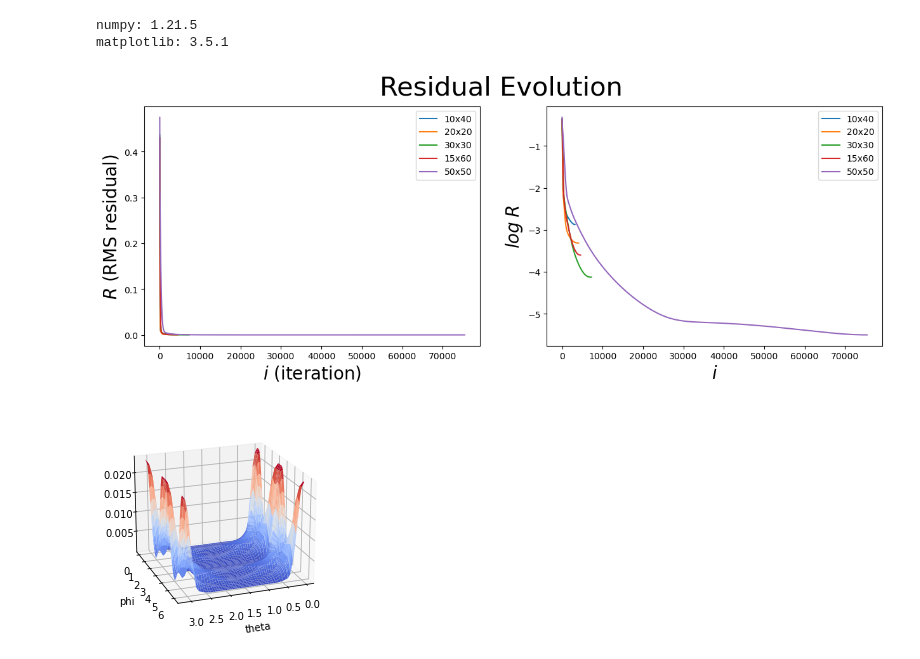
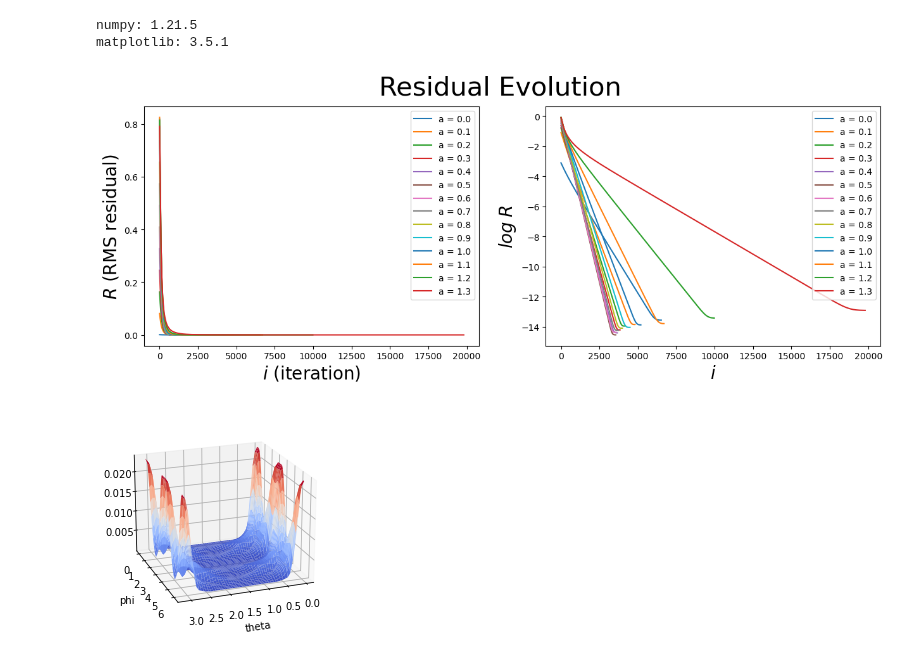
Before and after one commit to iago-mendes/eucled, a Jupyter notebook: src/exercises/08-embedding/assets/plots.ipynb, the cells around one changed output. Drawn from its saved outputs; the diff is of its cells as text; code cells hidden in the pictures.

```diff
--- a/src/exercises/08-embedding/assets/plots.ipynb
+++ b/src/exercises/08-embedding/assets/plots.ipynb
@@ -19,24 +19,28 @@ matplotlib: 3.5.1
 fig, (ax1, ax2) = plt.subplots(1,2)
 
 entries = [
-	[np.genfromtxt('residuals_10.csv', delimiter=','), '10x40'],
-	[np.genfromtxt('residuals_20.csv', delimiter=','), '20x20'],
-	[np.genfromtxt('residuals_30.csv', delimiter=','), '30x30'],
-	[np.genfromtxt('residuals_15.csv', delimiter=','), '15x60'],
+	# [np.genfromtxt('residuals_10.csv', delimiter=','), '10x40'],
+	# [np.genfromtxt('residuals_20.csv', delimiter=','), '20x20'],
+	# [np.genfromtxt('residuals_30.csv', delimiter=','), '30x30'],
+	# [np.genfromtxt('residuals_15.csv', delimiter=','), '15x60'],
 	# [np.genfromtxt('residuals_25.csv', delimiter=','), '25x100'],
-	[np.genfromtxt('residuals_50.csv', delimiter=','), '50x50'],
+	# [np.genfromtxt('residuals_50.csv', delimiter=','), '50x50'],
 	# [np.genfromtxt('residuals_90.csv', delimiter=','), '90x90'],
-	# [np.genfromtxt('residuals_0.0.csv', delimiter=','), 'chi = 0.0'],
-	# [np.genfromtxt('residuals_0.1.csv', delimiter=','), 'chi = 0.1'],
-	# [np.genfromtxt('residuals_0.2.csv', delimiter=','), 'chi = 0.2'],
-	# [np.genfromtxt('residuals_0.3.csv', delimiter=','), 'chi = 0.3'],
-	# [np.genfromtxt('residuals_0.4.csv', delimiter=','), 'chi = 0.4'],
-	# [np.genfromtxt('residuals_0.5.csv', delimiter=','), 'chi = 0.5'],
-	# [np.genfromtxt('residuals_0.6.csv', delimiter=','), 'chi = 0.6'],
-	# [np.genfromtxt('residuals_0.7.csv', delimiter=','), 'chi = 0.7'],
-	# [np.genfromtxt('residuals_0.8.csv', delimiter=','), 'chi = 0.8'],
-	# [np.genfromtxt('residuals_0.9.csv', delimiter=','), 'chi = 0.9'],
-	# [np.genfromtxt('residuals_1.0.csv', delimiter=','), 'chi = 1.0'],
+	[np.genfromtxt('residuals_0.0.csv', delimiter=','), 'a = 0.0'],
+	[np.genfromtxt('residuals_0.1.csv', delimiter=','), 'a = 0.1'],
+	[np.genfromtxt('residuals_0.2.csv', delimiter=','), 'a = 0.2'],
+	[np.genfromtxt('residuals_0.3.csv', delimiter=','), 'a = 0.3'],
+	[np.genfromtxt('residuals_0.4.csv', delimiter=','), 'a = 0.4'],
+	[np.genfromtxt('residuals_0.5.csv', delimiter=','), 'a = 0.5'],
+	[np.genfromtxt('residuals_0.6.csv', delimiter=','), 'a = 0.6'],
+	[np.genfromtxt('residuals_0.7.csv', delimiter=','), 'a = 0.7'],
+	[np.genfromtxt('residuals_0.8.csv', delimiter=','), 'a = 0.8'],
+	[np.genfromtxt('residuals_0.9.csv', delimiter=','), 'a = 0.9'],
+	[np.genfromtxt('residuals_1.0.csv', delimiter=','), 'a = 1.0'],
+	[np.genfromtxt('residuals_1.1.csv', delimiter=','), 'a = 1.1'],
+	[np.genfromtxt('residuals_1.2.csv', delimiter=','), 'a = 1.2'],
+	[np.genfromtxt('residuals_1.3.csv', delimiter=','), 'a = 1.3'],
+	# [np.genfromtxt('residuals_1.4.csv', delimiter=','), 'a = 1.4'],
 ]
 
 
@@ -49,34 +53,34 @@ for entry in entries:
 	label = entry[1]
 
 	# for i in i_values:
 	# 	log_i_values.append(np.log(i) / np.log(10))
 
 	for residual in residuals:
 		log_residuals.append(np.log(residual) / np.log(10))
 
 	ax1.plot(i_values, residuals, label = label)
 	ax1.set(xlabel='$i$ (iteration)', ylabel='$R$ (RMS residual)')
 
 
 	ax2.plot(i_values, log_residuals, label = label)
 	ax2.set(xlabel='$i$', ylabel='$log \; R$')
 	# ax2.plot(log_i_values, log_residuals)
 	# ax2.set(xlabel='$\log \; i$', ylabel='$\log \; R$')
 
 ax1.xaxis.label.set_fontsize(20)
 ax1.yaxis.label.set_fontsize(20)
 ax2.xaxis.label.set_fontsize(20)
 ax2.yaxis.label.set_fontsize(20)
 
 fig.suptitle('Residual Evolution', fontsize=30)
 fig.set_size_inches(15, 5, forward=True)
 fig.set_dpi(100)
 
 ax1.legend()
 ax2.legend()
 plt.show()
 # %% [output]
-[figure, old version]
+[figure, new version]
 # %%
 # RESIDUAL DISTRIBUTION ANIMATION
 
```
Also changed, not shown: parts of 3 cells of this notebook, 3 other files.
